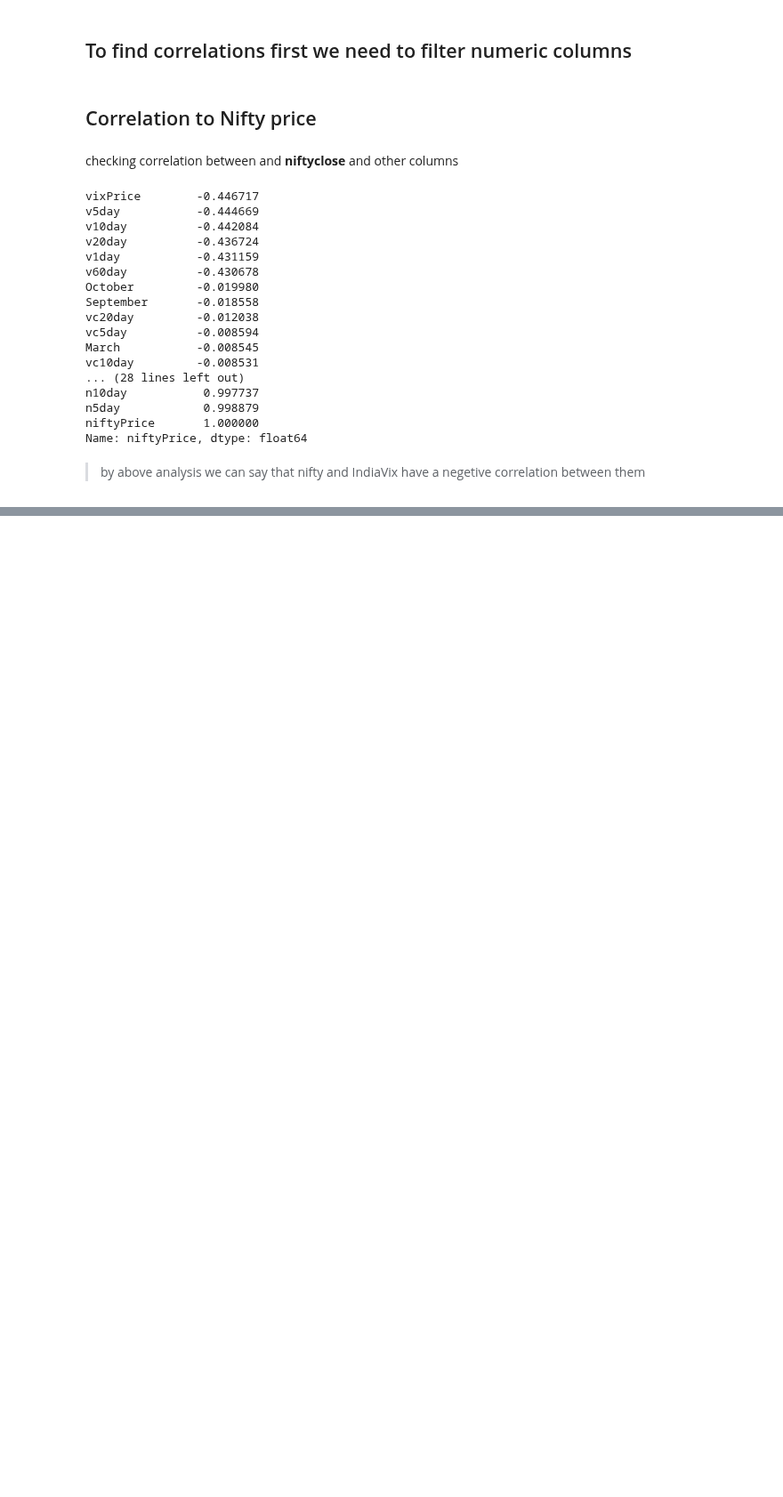
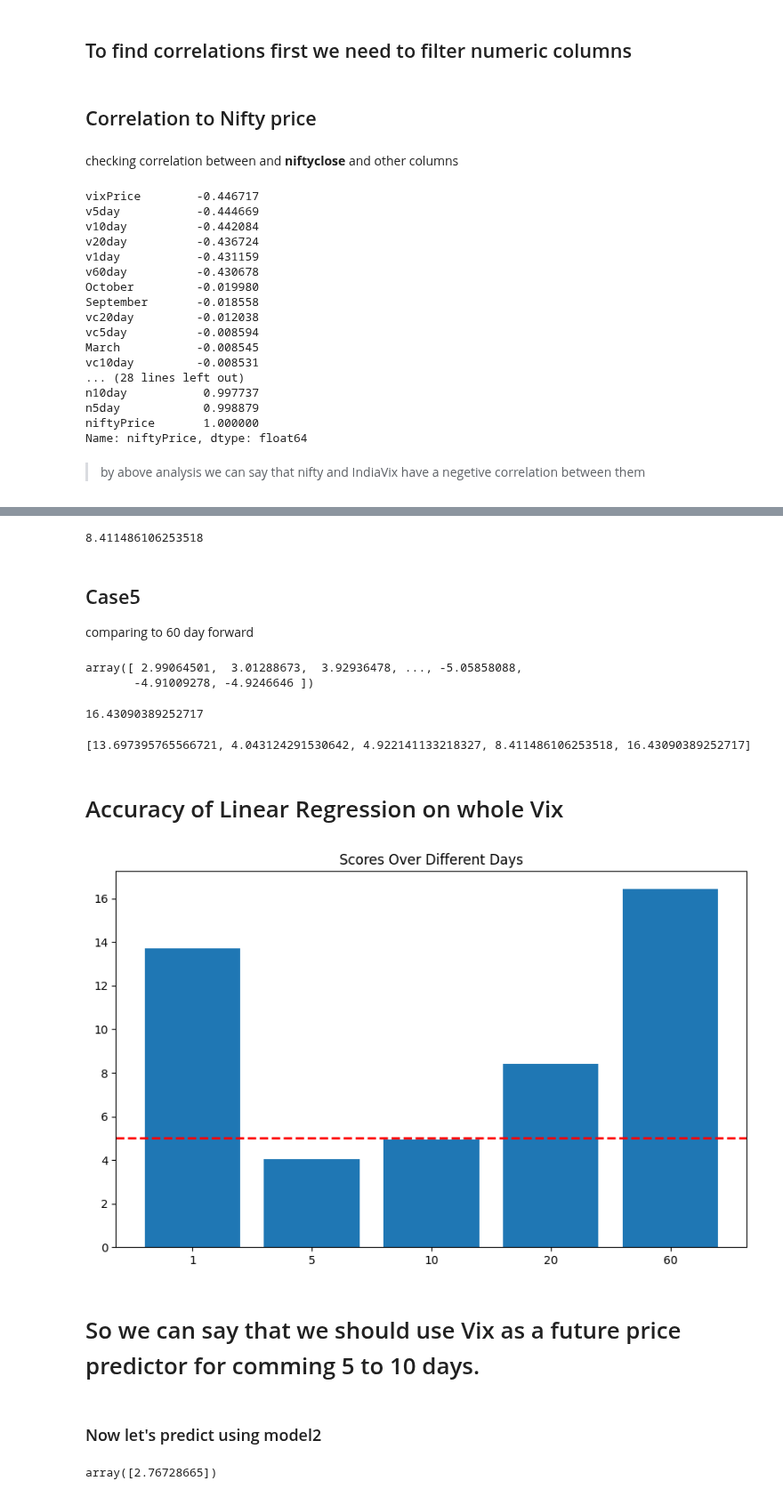
Before and after one commit to albertodavincishekhawat/IndiaVIXanalysis, a Jupyter notebook: AnalysingIndiaVIXdata.ipynb, the cells around one changed output, grey strips where cells are left out. Shown at 89% size. Cells and saved outputs as stored; diff of their text form; code cells hidden in the pictures; blank space fills up the shorter version.

```diff
--- a/AnalysingIndiaVIXdata.ipynb
+++ b/AnalysingIndiaVIXdata.ipynb
@@ -593,0 +706,51 @@ Name: niftyPrice, dtype: float64
+# %%
+print(r2_score(y, pred) * 100)
+n20dayscore=r2_score(y, pred) * 100
+# %% [output]
+8.411486106253518
+# %% [markdown]
+## Case5
+comparing to 60 day forward
+# %%
+
+model5 = LinearRegression()
+x=niftyvix[['vixPrice','vixChange%']]
+y=niftyvix['n60day%']
+
+model5.fit(x,y)
+pred = model5.predict(x)
+pred
+# %% [output]
+array([ 2.99064501,  3.01288673,  3.92936478, ..., -5.05858088,
+       -4.91009278, -4.9246646 ])
+# %%
+print(r2_score(y, pred) * 100)
+n60dayscore=r2_score(y, pred) * 100
+# %% [output]
+16.43090389252717
+# %%
+
+scores = [n1dayscore, n5dayscore,n10dayscore,n20dayscore,n60dayscore]
+days = ["1","5","10","20","60"]
+print(scores)
+# %% [output]
+[13.697395765566721, 4.043124291530642, 4.922141133218327, 8.411486106253518, 16.43090389252717]
+# %% [markdown]
+# Accuracy of Linear Regression on whole Vix
+# %%
+plt.figure(figsize=(10, 6))
+plt.bar(days,scores)
+plt.title('Scores Over Different Days')
+plt.axhline(y=5, color='red', linestyle='--', linewidth=2, label="Target Line")
+
+plt.show()
+# %% [output]
+[figure, added]
+# %% [markdown]
+# So we can say that we should use Vix as a future price predictor for comming 5 to 10 days.
+# %% [markdown]
+### Now let's predict using model2
+# %%
+model2.predict([[80,10]])  # vixprice, vix change
+# %% [output]
+array([2.76728665])
```
Also changed, not shown: parts of 43 cells of this notebook.
